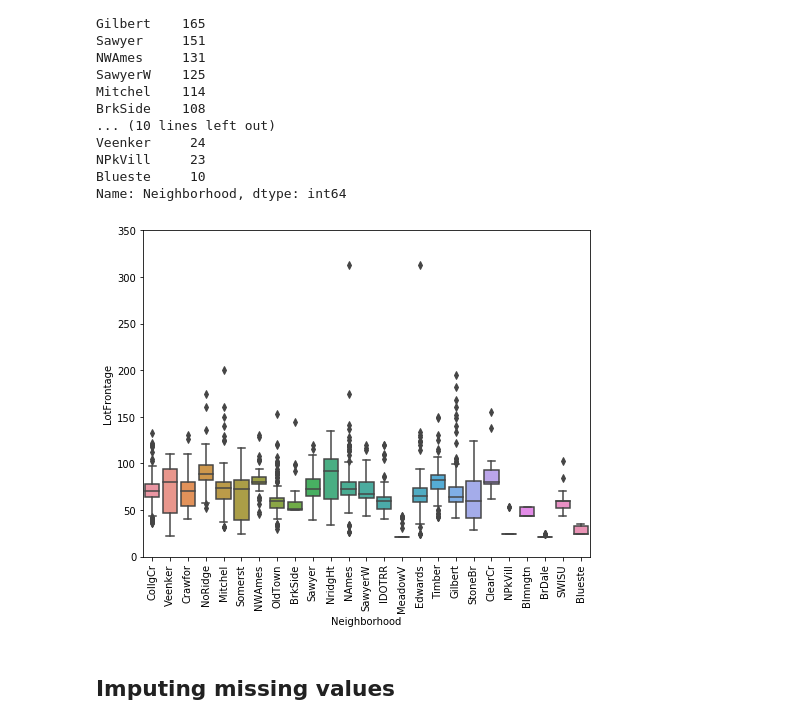
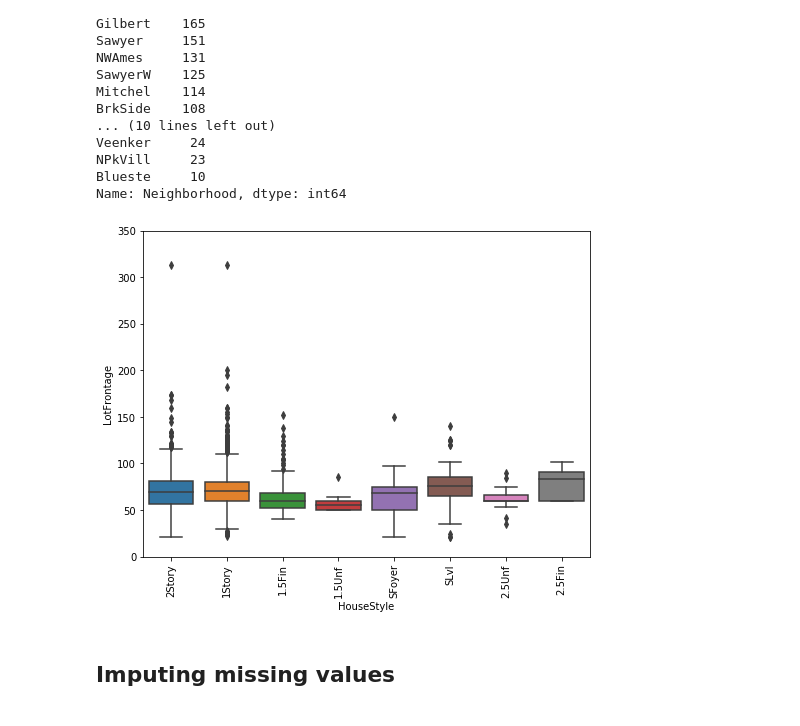
Before and after one commit to SergeyAnokhin/jupyter, a Jupyter notebook: kaggle/HousePrices/main.ipynb, the cells around one changed output. Cells and saved outputs as stored; diff of their text form; code cells hidden in the pictures.

Commit message:
Finish kaggle example with HousePrices. TODO : play with it

```diff
--- a/kaggle/HousePrices/main.ipynb
+++ b/kaggle/HousePrices/main.ipynb
@@ -188,14 +196,14 @@ Blueste     10
 Name: Neighborhood, dtype: int64
 # %%
 #box plot overallqual/saleprice
-var = 'Neighborhood'
+var = 'HouseStyle'
 data = pd.concat([all_data['LotFrontage'], all_data[var]], axis=1)
 f, ax = plt.subplots(figsize=(8, 6))
 fig = sns.boxplot(x=var, y="LotFrontage", data=data)
 fig.axis(ymin=0, ymax=350);
 plt.xticks(rotation=90);
 # %% [output]
-[figure, old version]
+[figure, new version]
 # %% [markdown]
 ## Imputing missing values
 # %%
```
Also changed, not shown: parts of 34 cells of this notebook, 1 other file.
